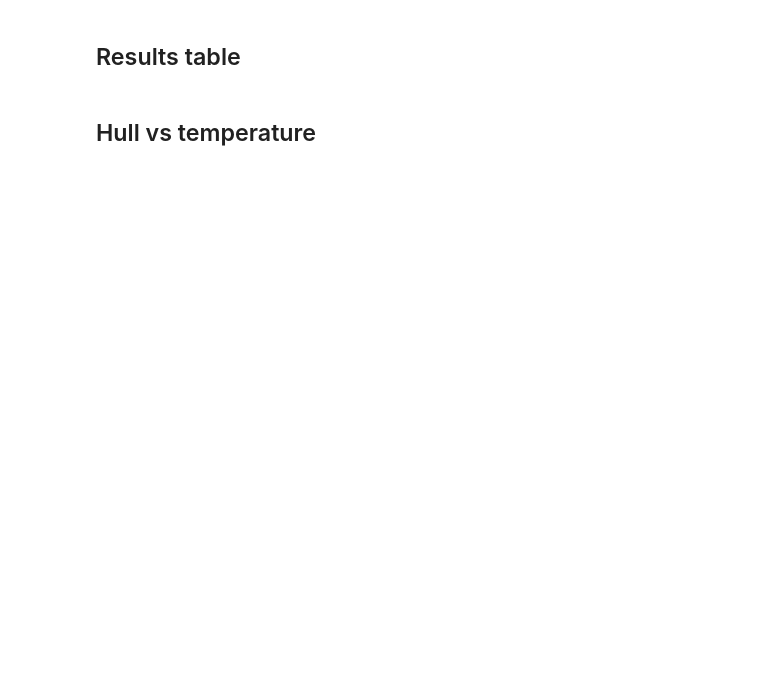
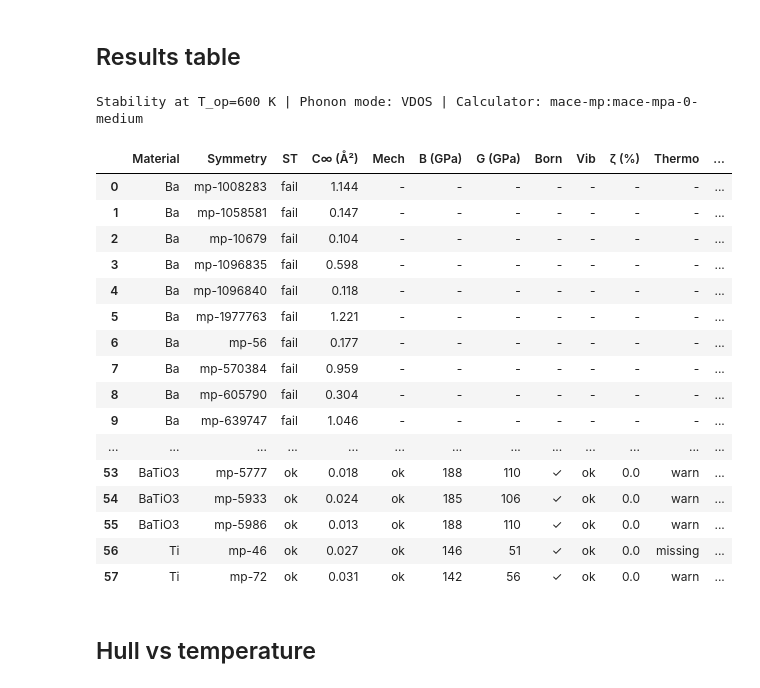
Before and after one commit to CibranLopez/HeatUp, a Jupyter notebook: 02_analysis.ipynb, the cells around one changed output. Cells and saved outputs as stored; diff of their text form; code cells hidden in the pictures; blank space fills up the shorter version.

```diff
--- a/02_analysis.ipynb
+++ b/02_analysis.ipynb
@@ -132,7 +143,7 @@ cfg.HULL_TEMPERATURES = HULL_TEMPERATURES
 
 # Operating temperature: the specific T at which stability is evaluated
 # (e.g. synthesis temperature or operating temperature of the device).
-OPERATING_T = 300.0  # K
+OPERATING_T = 600.0  # K
 
 # ── Stability thresholds ────────────────────────────────────────────────────
 cfg.THERMO_HULL_WARN_EV   = 0.10  # meV above hull → metastable (100 meV/atom)
@@ -158,9 +169,9 @@ SAVE_FIGURES      = True
 # ── Free-energy contributions ───────────────────────────────────────────────
 # Controls which terms are summed into G(T) = E₀ + F_vib + F_el + ...
 # Set to False to exclude a contribution (e.g. if data files are absent).
-INCLUDE_ELECTRONIC      = True   # needs electronic/edos.json
-INCLUDE_MAGNETIC        = True   # needs magnetic/moments.json
-INCLUDE_CONFIGURATIONAL = True   # needs disorder/site_occupancies.json
+INCLUDE_ELECTRONIC      = False   # needs electronic/edos.json
+INCLUDE_MAGNETIC        = False   # needs magnetic/moments.json
+INCLUDE_CONFIGURATIONAL = False   # needs disorder/site_occupancies.json
 INCLUDE_PV              = False  # needs equation_of_state/eos.json
 
 os.makedirs(DATABASE_ROOT, exist_ok=True)
@@ -296,35 +354,54 @@ for r in all_reports:
     m, v, t = r.get('mechanical',{}), r.get('vibrational',{}), r.get('thermodynamic',{})
     c_inf = st.get('max_c_inf_ang2')
     rows.append({
         'Material'       : r.get('material','?'),
         'Symmetry'       : r.get('symmetry','?'),
         'ST'             : st.get('status','-'),
         'C∞ (Å²)'        : f"{c_inf:.3f}" if c_inf is not None else '-',
         'Mech'           : m.get('status','-'),
         'B (GPa)'        : f"{m['bulk_modulus_GPa']:.0f}"  if m.get('available') else '-',
         'G (GPa)'        : f"{m['shear_modulus_GPa']:.0f}" if m.get('available') else '-',
         'Born'           : '\u2713' if m.get('born_stable') else ('\u2717' if m.get('available') else '-'),
         'Vib'            : v.get('status','-'),
         'ζ (%)'          : f"{v['zero_window_frac']*100:.1f}" if v.get('available') else '-',
         'Thermo'         : t.get('status','-'),
-        'ΔE_hull (meV)'  : f"{t['e_above_hull_at_T_eV']*1000:.1f}" if t.get('available') else '-',
+        'ΔE_hull (meV)'  : f"{t['e_above_hull_at_T_eV']*1000:.1f}" if t.get('e_above_hull_at_T_eV') is not None else '-',
         'Overall'        : r.get('overall','-'),
         'PhononMode'     : cfg.PHONON_MODE,
     })
 
 def _cell_color(v):
     return {'ok': 'background-color:#d5f5e3',
             'warn': 'background-color:#fef9e7',
             'fail': 'background-color:#fadbd8'}.get(str(v).lower(), '')
 
 df = pd.DataFrame(rows)
 display(
     df.style
-      .applymap(_cell_color, subset=['ST','Mech','Vib','Thermo','Overall'])
+      .map(_cell_color, subset=['ST','Mech','Vib','Thermo','Overall'])
       .set_caption(f'Stability at T_op={OPERATING_T:.0f} K  |  '
                    f'Phonon mode: {cfg.PHONON_MODE}  |  '
                    f'Calculator: {cfg.CALC_BACKEND}:{cfg.MACE_MODEL}')
 )
+# %% [output]
+Stability at T_op=600 K | Phonon mode: VDOS | Calculator: mace-mp:mace-mpa-0-medium
+|  | Material | Symmetry | ST | C∞ (Å²) | Mech | B (GPa) | G (GPa) | Born | Vib | ζ (%) | Thermo | ... |
+| 0 | Ba | mp-1008283 | fail | 1.144 | - | - | - | - | - | - | - | ... |
+| 1 | Ba | mp-1058581 | fail | 0.147 | - | - | - | - | - | - | - | ... |
+| 2 | Ba | mp-10679 | fail | 0.104 | - | - | - | - | - | - | - | ... |
+| 3 | Ba | mp-1096835 | fail | 0.598 | - | - | - | - | - | - | - | ... |
+| 4 | Ba | mp-1096840 | fail | 0.118 | - | - | - | - | - | - | - | ... |
+| 5 | Ba | mp-1977763 | fail | 1.221 | - | - | - | - | - | - | - | ... |
+| 6 | Ba | mp-56 | fail | 0.177 | - | - | - | - | - | - | - | ... |
+| 7 | Ba | mp-570384 | fail | 0.959 | - | - | - | - | - | - | - | ... |
+| 8 | Ba | mp-605790 | fail | 0.304 | - | - | - | - | - | - | - | ... |
+| 9 | Ba | mp-639747 | fail | 1.046 | - | - | - | - | - | - | - | ... |
+| ... | ... | ... | ... | ... | ... | ... | ... | ... | ... | ... | ... | ... |
+| 53 | BaTiO3 | mp-5777 | ok | 0.018 | ok | 188 | 110 | ✓ | ok | 0.0 | warn | ... |
+| 54 | BaTiO3 | mp-5933 | ok | 0.024 | ok | 185 | 106 | ✓ | ok | 0.0 | warn | ... |
+| 55 | BaTiO3 | mp-5986 | ok | 0.013 | ok | 188 | 110 | ✓ | ok | 0.0 | warn | ... |
+| 56 | Ti | mp-46 | ok | 0.027 | ok | 146 | 51 | ✓ | ok | 0.0 | missing | ... |
+| 57 | Ti | mp-72 | ok | 0.031 | ok | 142 | 56 | ✓ | ok | 0.0 | warn | ... |
 # %% [markdown]
 ## Hull vs temperature
 # %%
```
Also changed, not shown: parts of 12 cells of this notebook, 5 other files.
